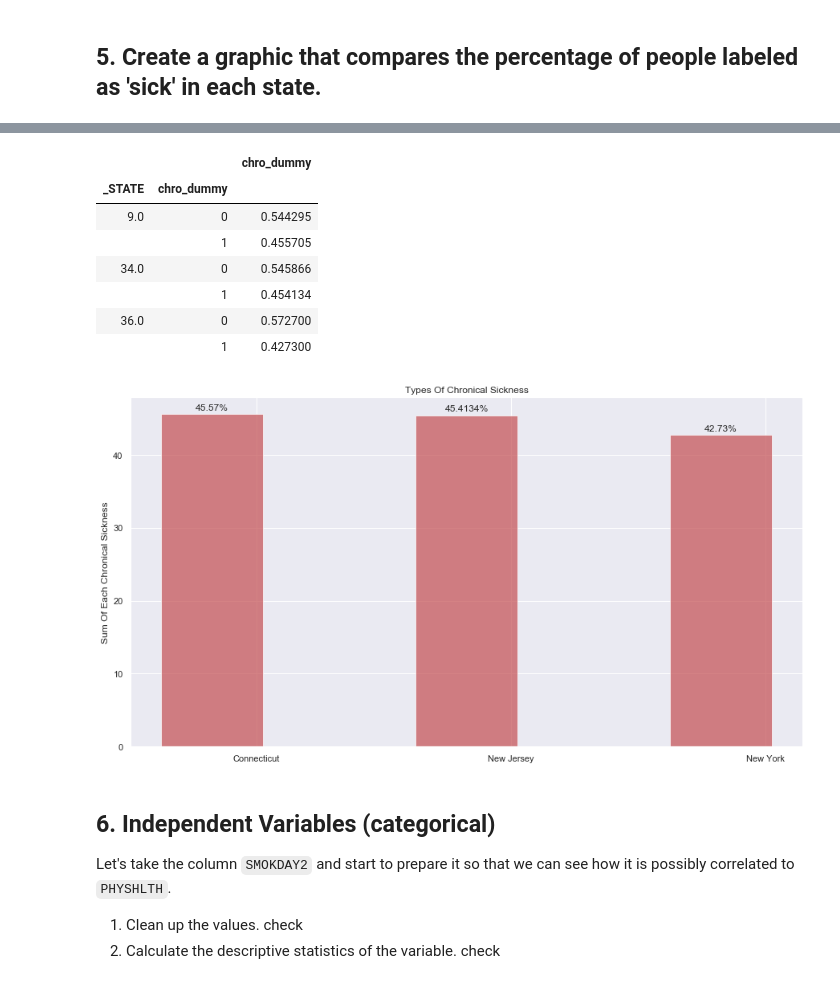
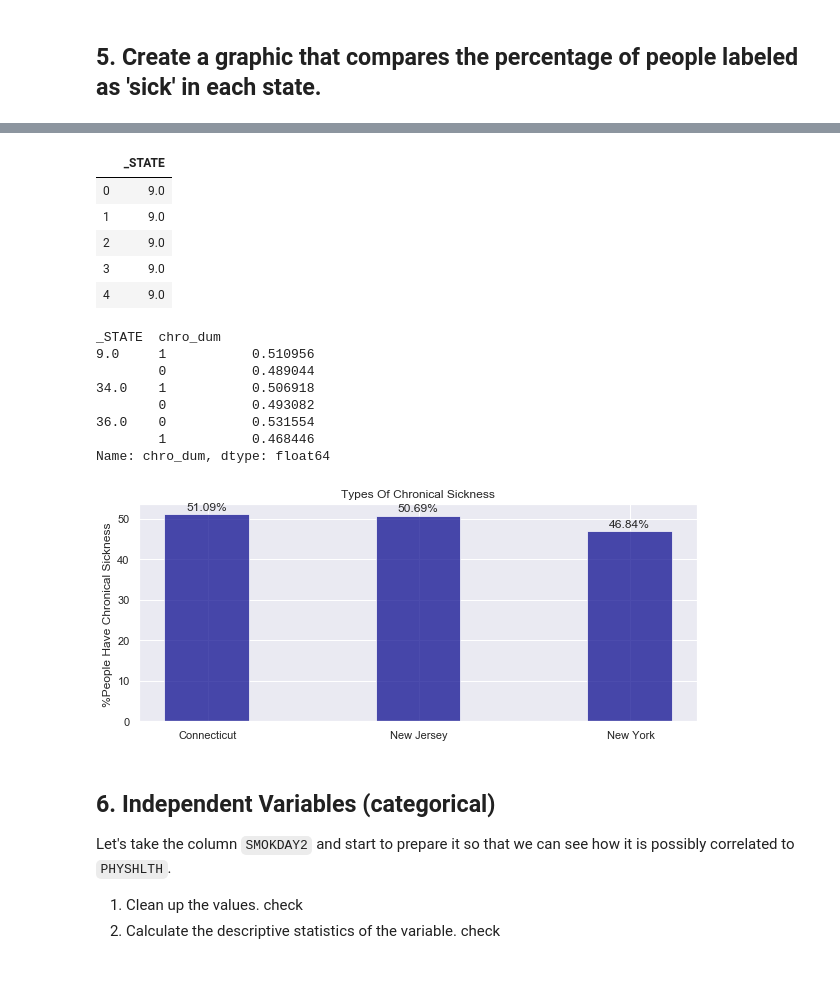
Before and after one commit to melanieshi0120/nyc-mhtn-ds-010620-lectures, a Jupyter notebook: week_2/case_study/Data_Exploration_Applied.ipynb, the cells around one changed output, grey strips where cells are left out. Drawn from its saved outputs; the diff is of its cells as text; code cells hidden in the pictures.

```diff
--- a/week_2/case_study/Data_Exploration_Applied.ipynb
+++ b/week_2/case_study/Data_Exploration_Applied.ipynb
@@ -3,6 +3,10 @@ import pandas as pd
 import matplotlib.pyplot as plt
 import numpy as np
 %matplotlib inline
+
+import statsmodels.api as sm
+import seaborn as sns
+sns.set()
 # %%
 #Load our dataframe account for the index columns
 df = pd.read_csv('case_study.csv',index_col=0)
@@ -205,10 +225,12 @@ Chronically sick people account for a significant proportion of the costs for he
 #From the dictionary , I can see there are so many types of chronically sick people:
 #Heart Attack/Angina or Coronary Heart Disease/Asthma/skin cancer/
 #chronic obstructive pulmonary disease, emphysema or chronic bronchitis/depressive disorder/diabetes
-
-# 'CVDINFR4/CVDCRHD4/ASTHMA3/CHCSCNCR/CHCCOPD1/ ADDEPEV2/DIABETE3'  we have 7 different types of chronic sickness
+# 'CVDINFR4/CVDCRHD4/ASTHMA3/CHCSCNCR/CHCCOPD1/ ADDEPEV2/DIABETE3'  we have 10 different types of chronic sickness
+sickness_types=['Heart Attack','Angina \n Coronary Heart Disease','Stroke','Asthma','Skin Cancer',
+               'Other Cancers','Emphysema \n Chronic Bronchitis','Depressive Disorder',
+               'Diabetes','Kidney Disease']
 sickness_type=['CVDINFR4','CVDCRHD4', 'CVDSTRK3','ASTHNOW','CHCSCNCR','CHCOCNCR','CHCCOPD1','ADDEPEV2','DIABETE3','CHCKIDNY']
-d1=df_cleaned[['CVDINFR4','CVDCRHD4', 'CVDSTRK3','ASTHMA3','CHCSCNCR','CHCOCNCR','CHCCOPD1','ADDEPEV2','DIABETE3','CHCKIDNY']].reset_index()
+d1=df_cleaned[['CVDINFR4','CVDCRHD4', 'CVDSTRK3','ASTHMA3','CHCSCNCR','CHCOCNCR','CHCCOPD1','ADDEPEV2','DIABETE3','CHCKIDNY']].reset_index().drop(columns='index')
 # we can see each row has number  from (1 2 3 4 5 )if the value is 1 means the person has chronic disease
 d1.head()
 # %% [output]
@@ -259,15 +283,17 @@ ts
 # %%
-label = sickness_type
+label = sickness_types
+x_label=ts['percentage']*100
 x = np.arange(len(label))  # the label locations
-width = 0.35  # the width of the bars
+width =1  # the width of the bars
 fig, ax = plt.subplots(figsize=(15,4))
-rects1 = ax.bar(x - width/2, round(ts['sum'],2), width)
+rects1 = ax.bar(x ,round(x_label) , width=0.8)
 
 
 # Add some text for labels, title and custom x-axis tick labels, etc.
-ax.set_ylabel('sum of each chronical sickness'.title(),fontsize=20)
-ax.set_title('types'.title(),fontsize=20)
+ax.set_ylabel('Pecentage of each chronical sickness'.title(),fontsize=20)
+ax.set_title('Types of chronical sickness '.title(),fontsize=20)
 ax.set_xticks(x)
+ax.tick_params(axis='both', which='major', labelsize=10,rotation=45)
 ax.set_xticklabels(label)
 
 
@@ -275,9 +301,9 @@ def autolabel(rects):
     """Attach a text label above each bar in *rects*, displaying its height."""
     for rect in rects:
         height = rect.get_height()
-        ax.annotate('{}'.format(height),
+        ax.annotate('{}%'.format(height),
                     xy=(rect.get_x() + rect.get_width() / 2, height),
-                    xytext=(0, 3),  # 3 points vertical offset
+                    xytext=(0, 2),  # 3 points vertical offset
                     textcoords="offset points",
                     ha='center', va='bottom')
 
@@ -296,47 +328,56 @@ spas=df_cleaned.groupby('_STATE')['chro_dummy'].value_counts()
+# %%
+st=pd.DataFrame(df_cleaned['_STATE']).reset_index().drop(columns='index')
+st.head()
+# %% [output]
+|  | _STATE |
+| 0 | 9.0 |
+| 1 | 9.0 |
+| 2 | 9.0 |
+| 3 | 9.0 |
+| 4 | 9.0 |
 # %%
-chro_state=pd.DataFrame(df_cleaned.groupby('_STATE')['chro_dummy'].value_counts(normalize=True))
-chro_state
+pd.DataFrame(st.join(chro_dummy,how='outer')).groupby('_STATE')['chro_dum'].value_counts(normalize=True)
+#table_pctg
 # %% [output]
-|  |  | chro_dummy |
-| _STATE | chro_dummy |  |
-| 9.0 | 0 | 0.544295 |
-|  | 1 | 0.455705 |
-| 34.0 | 0 | 0.545866 |
-|  | 1 | 0.454134 |
-| 36.0 | 0 | 0.572700 |
-|  | 1 | 0.427300 |
+_STATE  chro_dum
+9.0     1           0.510956
+        0           0.489044
+34.0    1           0.506918
+        0           0.493082
+36.0    0           0.531554
+        1           0.468446
+Name: chro_dum, dtype: float64
 # %%
 # create graphic to compare chronically sick by state
 label2 = ['Connecticut','New Jersey','New York']
-percentage=[45.57,45.4134,42.7300]
+percentage=[51.09,50.69,46.84]
 x = np.arange(len(label2))  # the label locations
-width = 0.35  # the width of the bars
-fig, ax = plt.subplots(figsize=(15,8))
-rects1 = ax.bar(x - width/2, percentage, width=0.4,color='r',alpha=0.7)
+width = 0.1  # the width of the bars
+fig, ax = plt.subplots(figsize=(10,4))
+rects1 = ax.bar(x - width/20, percentage, width=0.4,color='darkblue',alpha=0.7)
 
 
 # Add some text for labels, title and custom x-axis tick labels, etc.
-ax.set_ylabel('Sum of each chronical sickness'.title())
+ax.set_ylabel('%people have chronical sickness '.title())
 ax.set_title('Types of Chronical Sickness'.title())
 ax.set_xticks(x)
 ax.set_xticklabels(label2)
 
 
 def autolabel(rects):
     """Attach a text label above each bar in *rects*, displaying its height."""
     for rect in rects:
         height = rect.get_height()
         ax.annotate('{}%'.format(height),
                     xy=(rect.get_x() + rect.get_width() / 2, height),
-                    xytext=(0, 3),  # 3 points vertical offset
+                    xytext=(0, 2),  # 3 points vertical offset
                     textcoords="offset points",
                     ha='center', va='bottom')
 
-
 autolabel(rects1)
 plt.show()
 # %% [output]
-[figure, old version]
+[figure, new version]
 # %% [markdown]
 ## 6. Independent Variables (categorical)
 
```
Also changed, not shown: parts of 81 cells of this notebook, 25 other files.
